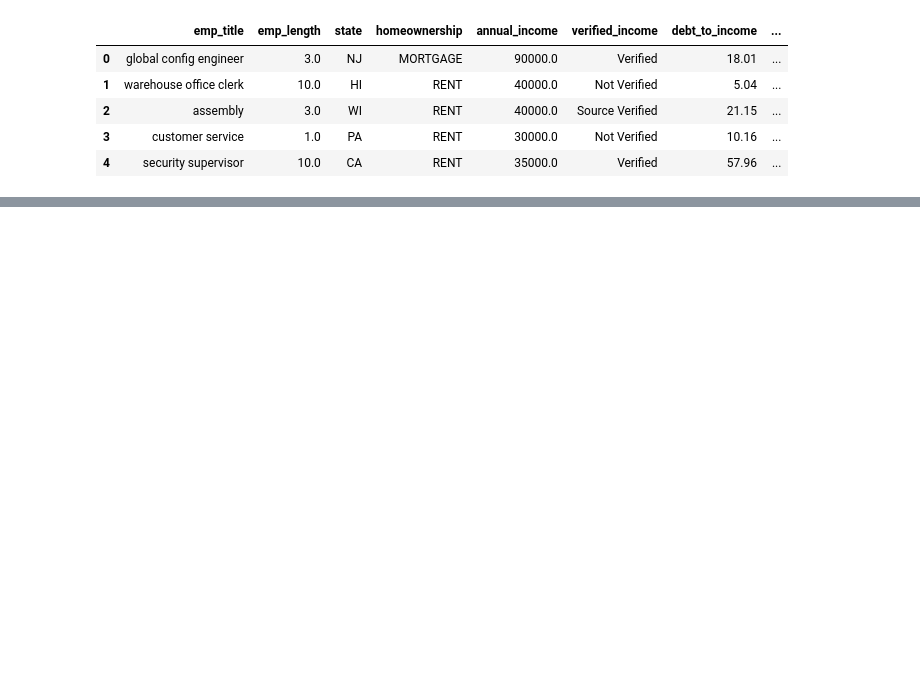
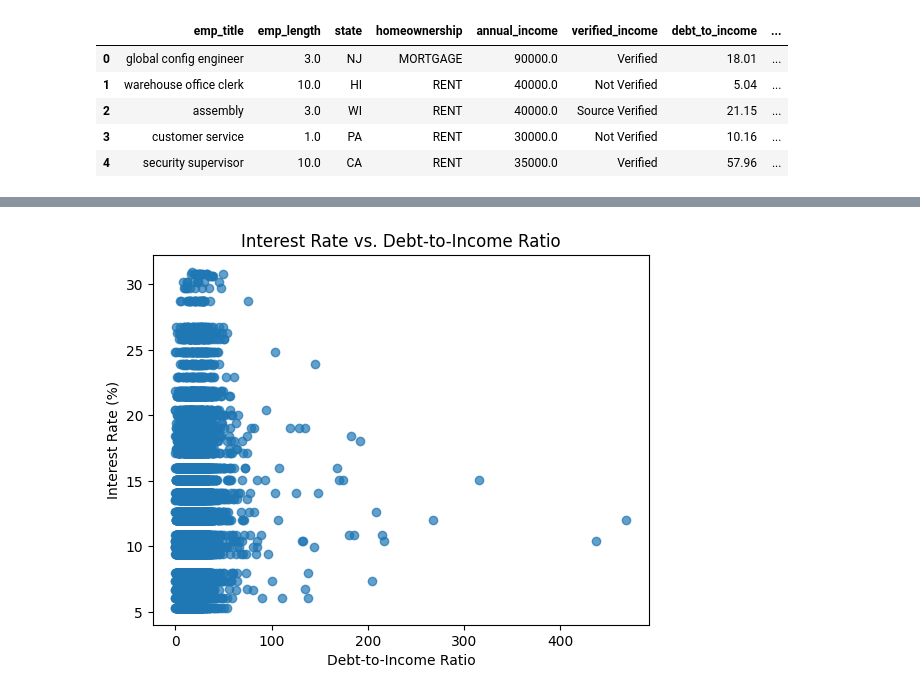
Before and after one commit to ronin552/myname-ronin, a Jupyter notebook: ronin123123123123.ipynb, the cells around one changed output, grey strips where cells are left out. Cells and saved outputs as stored; diff of their text form; code cells hidden in the pictures; blank space fills up the shorter version.

```diff
--- a/ronin123123123123.ipynb
+++ b/ronin123123123123.ipynb
@@ -46,0 +44,13 @@ df.head()
+# %%
+x = df["debt_to_income"]
+y = df["interest_rate"]
+
+plt.scatter(x, y, alpha=0.7)
+
+plt.title("Interest Rate vs. Debt-to-Income Ratio")
+plt.xlabel("Debt-to-Income Ratio")
+plt.ylabel("Interest Rate (%)")
+
+plt.show()
+# %% [output]
+[figure, added]
```
Also changed, not shown: parts of 6 cells of this notebook.
